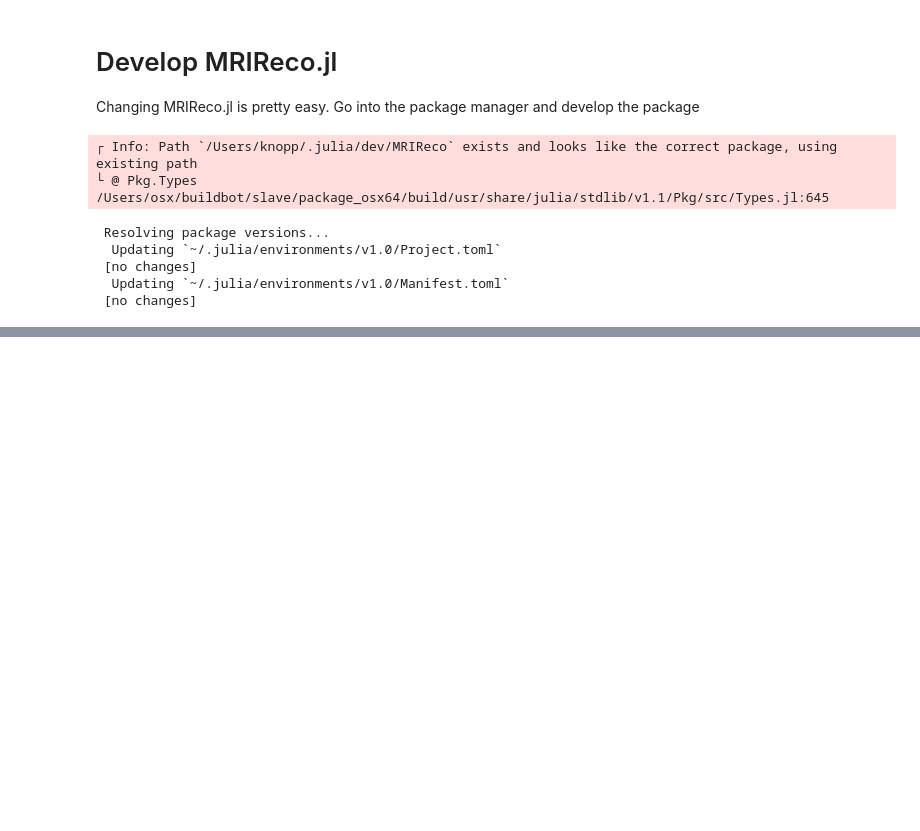
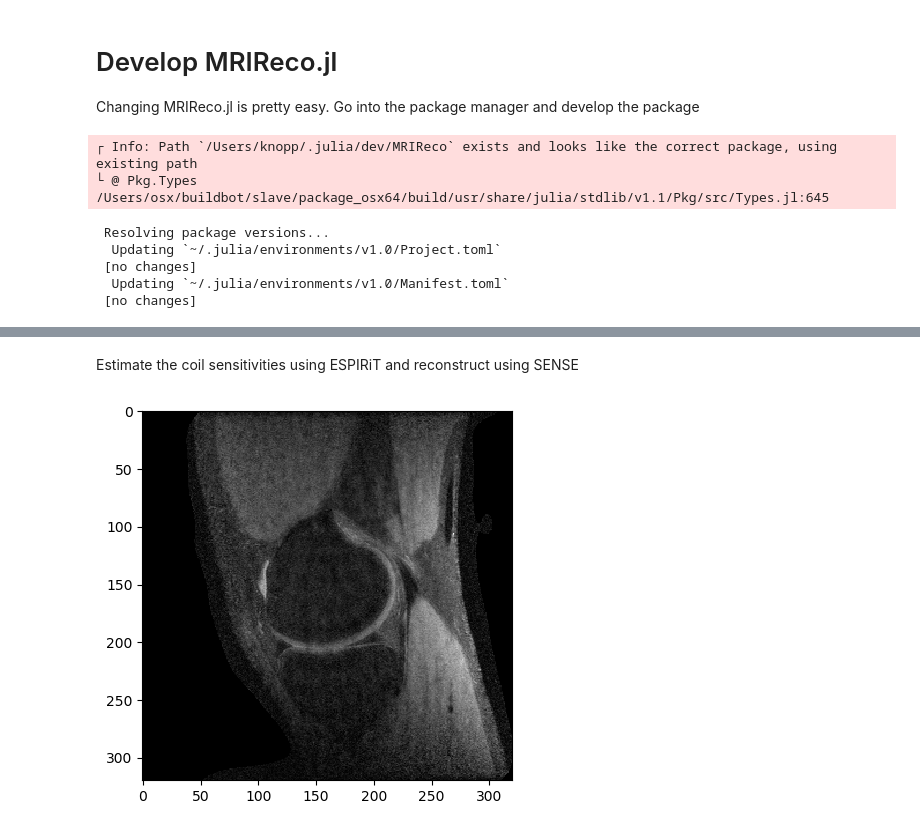
Before and after one commit to MagneticResonanceImaging/MRIRecoTutorial, a Jupyter notebook: MRIReco.ipynb, the cells around one changed output, grey strips where cells are left out. Saved outputs shown, nothing was run; the diff lists cells and outputs as text; code cells hidden in the pictures; blank space fills up the shorter version.

```diff
--- a/MRIReco.ipynb
+++ b/MRIReco.ipynb
@@ -382,0 +460,23 @@ can be circumvented by using the `Revise.jl` package (loo at the Github page)
+# %% [markdown]
+Estimate the coil sensitivities using ESPIRiT and reconstruct using SENSE
+# %%
+# coil sensitivities
+smaps = espirit(acqData,(6,6),30,eigThresh_1=0.035,eigThresh_2=0.98)
+
+# SENSE reconstruction
+params = Dict{Symbol, Any}()
+params[:reco] = "multiCoil"
+params[:solver] = "cgnr"
+params[:shape] = (320,320)
+params[:regularization] = "L2"
+params[:λ] = 1.e-4 #  1.e-1 for L1 || 1.e-4 for L2
+params[:iterations] = 5
+params[:senseMaps] = smaps
+params[:normalizeReg] = true
+
+img_reco = reconstruction(acqDataSub, params)
+
+# show image
+imshow(abs.(img_reco[:,:,1,1,1]),cmap="gray");
+# %% [output]
+[figure, added]
```
Also changed, not shown: parts of 19 cells of this notebook, 1 other file.
